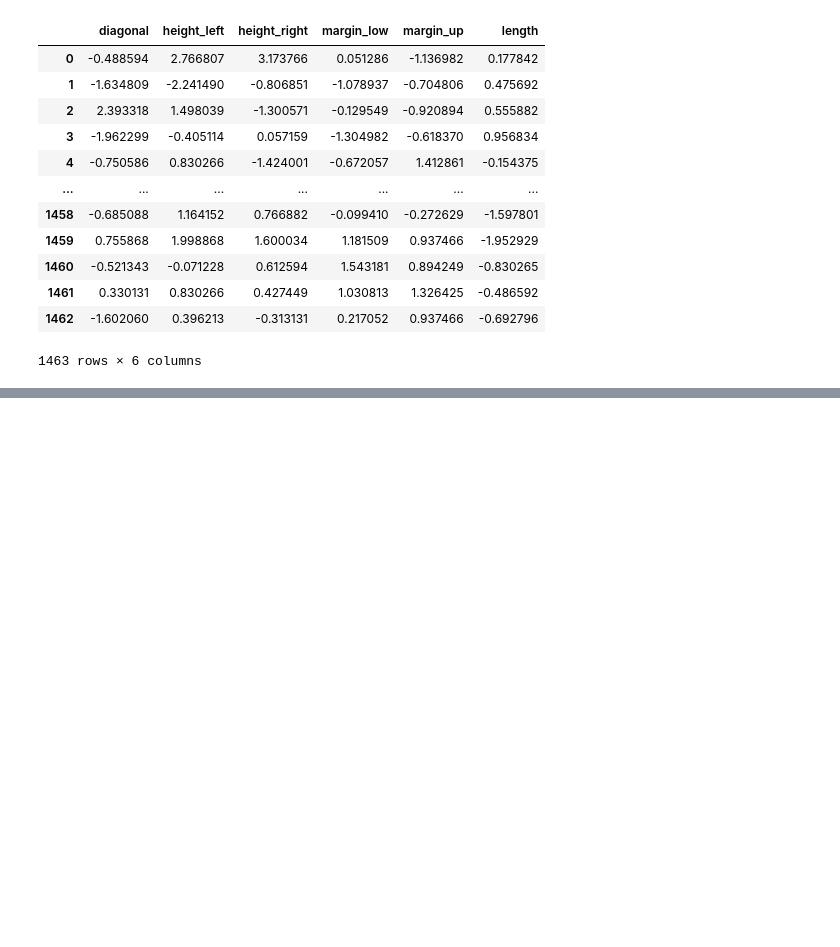
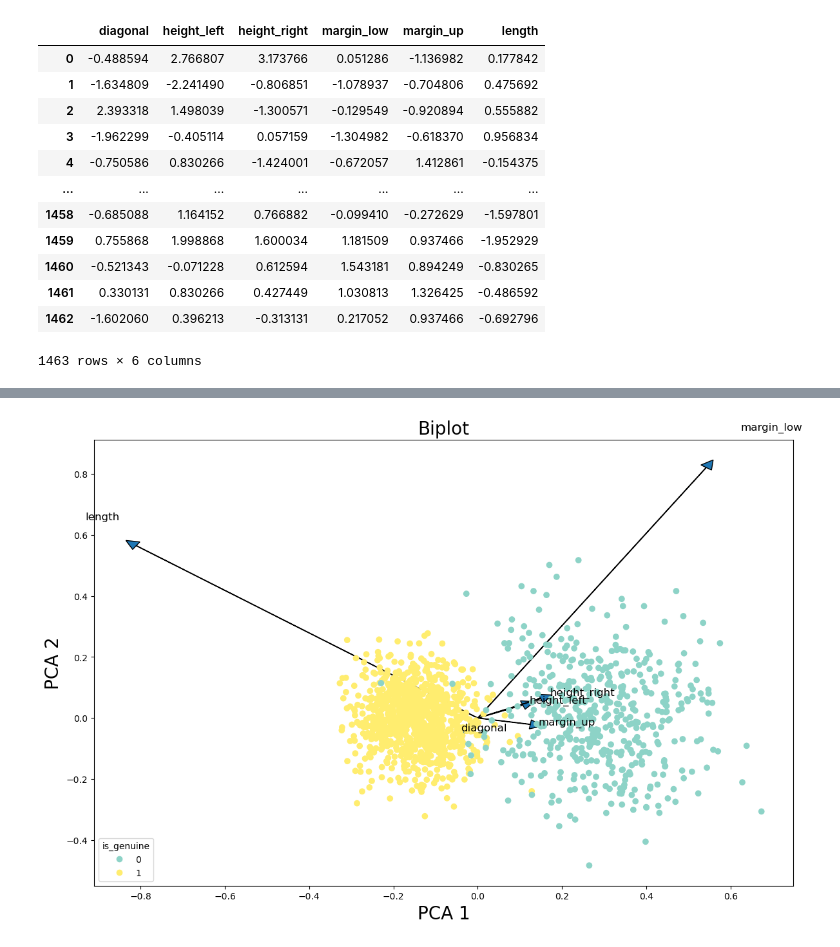
Before and after one commit to CheckSim/myPCA, a Jupyter notebook: pca-test-portfolio.ipynb, the cells around one changed output, grey strips where cells are left out. Saved outputs shown, nothing was run; the diff lists cells and outputs as text; code cells hidden in the pictures; blank space fills up the shorter version.

```diff
--- a/pca-test-portfolio.ipynb
+++ b/pca-test-portfolio.ipynb
@@ -37,21 +110,23 @@ features = df.columns[1:]
 class myPCA:
 
     def __init__(self, df ,comp: int = 2):
+        # Initialize the class with the dataframe and the desired number of principal components.
         self.components = comp
         self.dataframe = df
 
+        # Check if the specified number of components is valid.
         if self.components > len(self.dataframe.columns):
-            return print(f'Number of components ({self.components}) must be lower than number of features ({len(self.dataframe.columns)})')
+            return print(f'Number of components ({self.components}) must be lower than the number of features ({len(self.dataframe.columns)})')
 
+        # Create a PCA object with the specified number of components and compute the principal components.
         self.pca = PCA(n_components=self.components)
         col = []
         for i in range(self.components):
             col.append(f'PCA {i + 1}')
-
-        self.scores = pd.DataFrame(self.pca.fit_transform(self.dataframe), columns = col)
+        self.scores = pd.DataFrame(self.pca.fit_transform(self.dataframe), columns=col)
 
     def cum_expl_variance(self):
-
+        # Calculate and visualize the cumulative explained variance for each number of principal components.
         xint = range(1, len(self.pca.explained_variance_ratio_) + 1)
         plt.plot(xint, np.cumsum(self.pca.explained_variance_ratio_))
         plt.xlabel("Number of components")
@@ -64,15 +139,17 @@ class myPCA:
         print(f'Cumulative explained variance with {self.components} components: {np.sum(self.pca.explained_variance_ratio_)*100}%')
 
     def biplot(self, target, PCx: int = 1, PCy: int = 2):
+        # Create a biplot using the specified principal components as axes.
 
         if ((PCx > self.pca.n_components) or (PCy > self.pca.n_components)):
-            return print('ERROR: PCx and PCy must be lower or equal than the number of PCA components')
+            return print('ERROR: PCx and PCy must be lower or equal to the number of PCA components')
 
         features = self.dataframe.columns
         ldngs = self.pca.components_
 
         fig, ax = plt.subplots(figsize=(14, 9))
 
+        # Draw arrows for the original variables in the biplot.
         for i, feature in enumerate(features):
             ax.arrow(0, 0, ldngs[PCx-1, i],
                      ldngs[PCy-1, i],
@@ -80,7 +157,7 @@ class myPCA:
                      head_length=0.03)
             ax.text(ldngs[PCx-1, i] * 1.15,
                     ldngs[PCy-1, i] * 1.15,
-                    feature, fontsize = 12)
+                    feature, fontsize=12)
 
         PCx = 'PCA ' + f'{PCx}'
         PCy = 'PCA ' + f'{PCy}'
@@ -88,7 +165,16 @@ class myPCA:
         scaledx = 'scale ' + PCx
         scaledy = 'scale ' + PCy
 
+        # Create a scatter plot of the scaled principal components.
         scatter = ax.scatter(self.scores[PCx].values / (self.scores[PCx].max() - self.scores[PCx].min()),
                              self.scores[PCy].values / (self.scores[PCy].max() - self.scores[PCy].min()),
                              c=target.values,
                              cmap='Set3')
+
+        ax.set_xlabel(PCx, fontsize=20)
+        ax.set_ylabel(PCy, fontsize=20)
+        ax.set_title('Biplot', fontsize=20)
+
+        ax.legend(*scatter.legend_elements(),
+                            loc="lower left",
+                            title=f"{target.name}")
@@ -111,6 +211,4 @@ df_scaled
 | 1462 | -1.602060 | 0.396213 | -0.313131 | 0.217052 | 0.937466 | -0.692796 |
 1463 rows × 6 columns
 # %%
-my = myPCA(df[features], 6)
-my.cum_expl_variance()
-my.biplot(df[target])
+myPCA_test = myPCA(df[features], comp = 6)
@@ -120,0 +224,4 @@ Cumulative explained variance with 6 components: 99.99999999999999%
+# %%
+myPCA_test.biplot(df[target])
+# %% [output]
+[figure, added]
```
Also changed, not shown: parts of 18 cells of this notebook, 1 other file.
